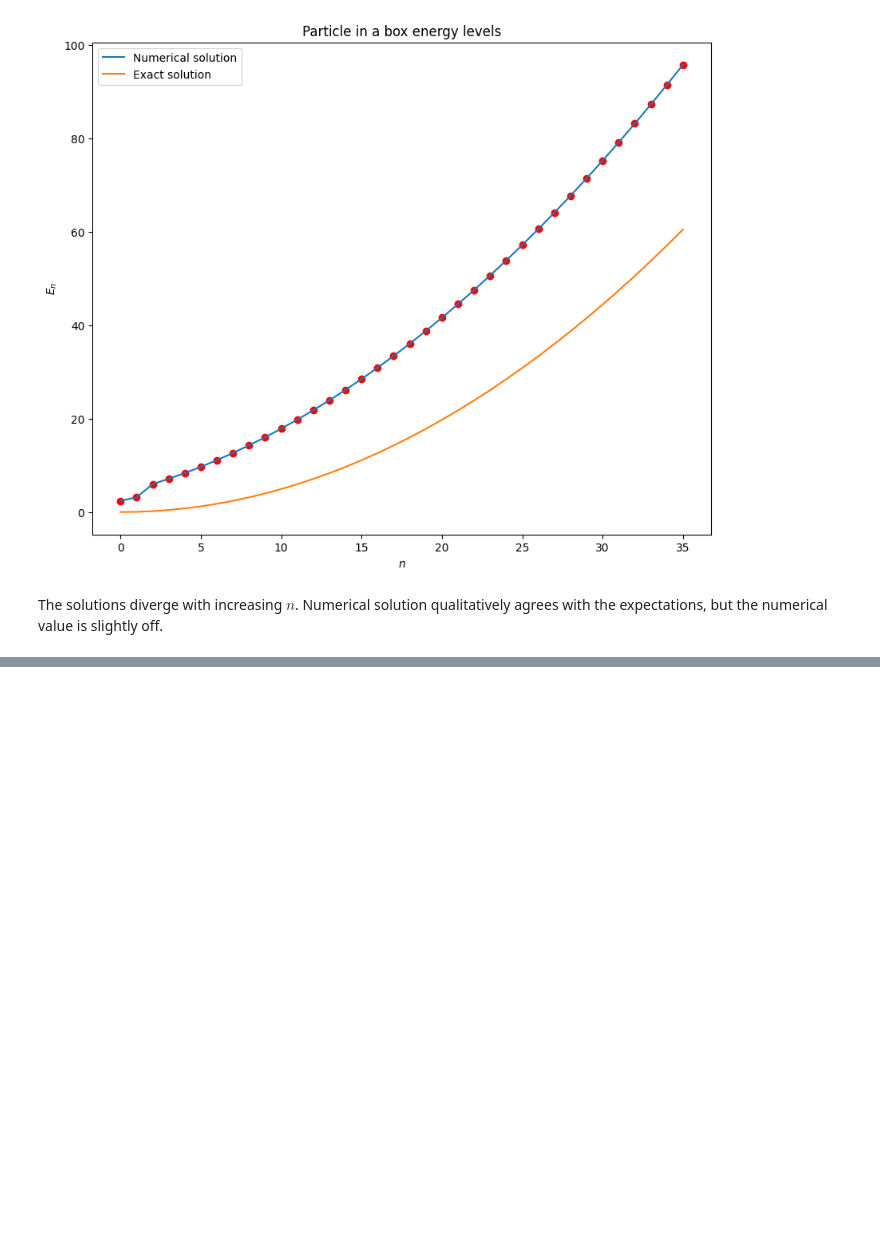
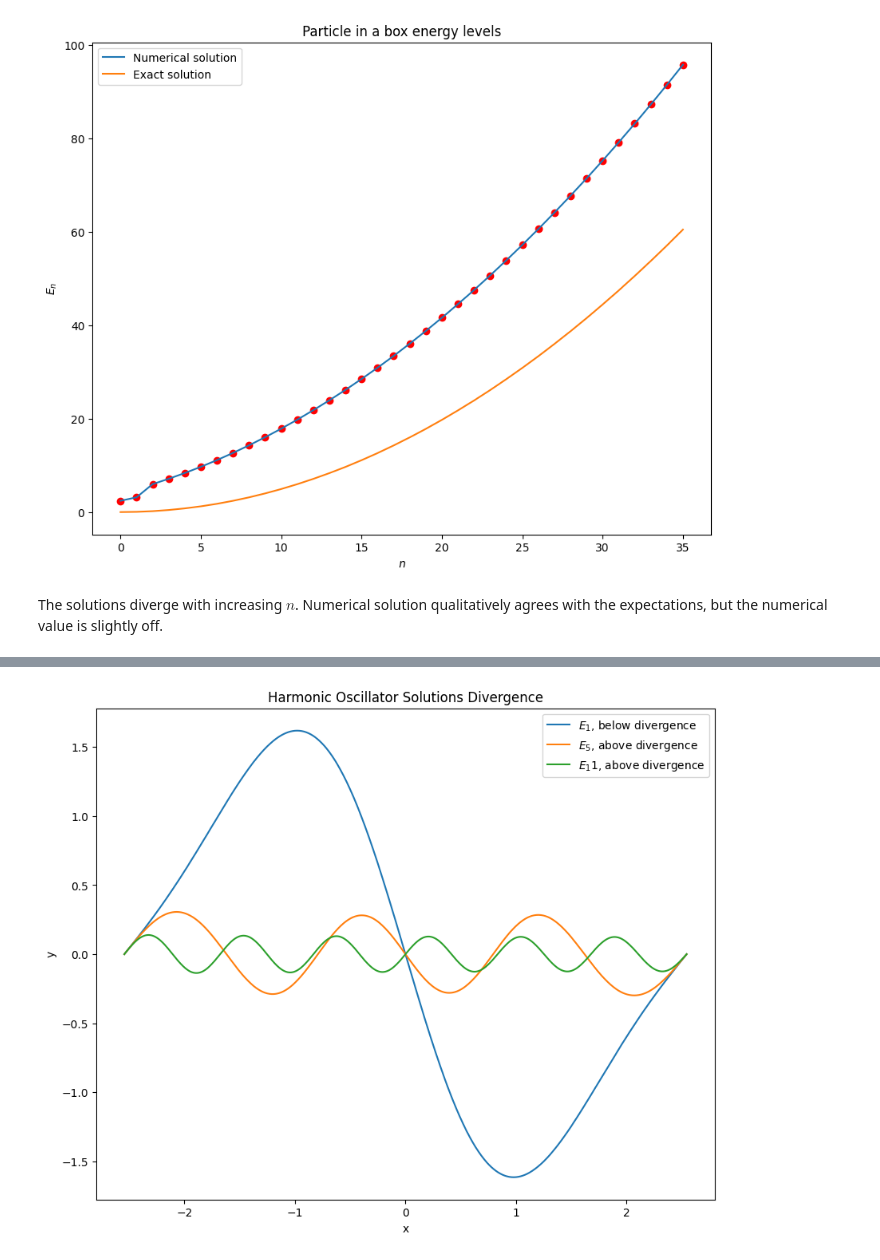
Before and after one commit to HannaKarwowska/HW2-Numerical-Methods, a Jupyter notebook: HW2.ipynb, the cells around one changed output, grey strips where cells are left out. Saved outputs shown, nothing was run; the diff lists cells and outputs as text; code cells hidden in the pictures; blank space fills up the shorter version.

```diff
--- a/HW2.ipynb
+++ b/HW2.ipynb
@@ -394,0 +376,23 @@ expectations?
+# %%
+#Accessing the energies
+E_1 = Energies2[1]
+E_5 = Energies2[5]
+E_11 = Energies2[11]
+
+
+#Plot
+X8,dP8,P8 = RK4_solver(psi_a,d_psi_a,-optimal_a,optimal_a,V2,E_1,m)
+X9,dP9,P9 = RK4_solver(psi_a,d_psi_a,-optimal_a,optimal_a,V2,E_5,m)
+X10,dP10,P10 = RK4_solver(psi_a,d_psi_a,-optimal_a,optimal_a,V2,E_11,m)
+fig,ax = plt.subplots(figsize=(10, 8))
+ax.plot(X8,P8, label = "$E_1$, below divergence")
+ax.plot(X9,P9, label = "$E_5$, above divergence")
+ax.plot(X10,P10, label = "$E_11$, above divergence")
+ax.set_xlabel("x")
+ax.set_ylabel("y")
+ax.set_title("Harmonic Oscillator Solutions Divergence")
+ax.legend()
+plt.savefig("harmonic_oscillator_sol_divergence.png")
+plt.show()
+# %% [output]
+[figure, added]
```
Also changed, not shown: parts of 4 cells of this notebook, 2 other files.
